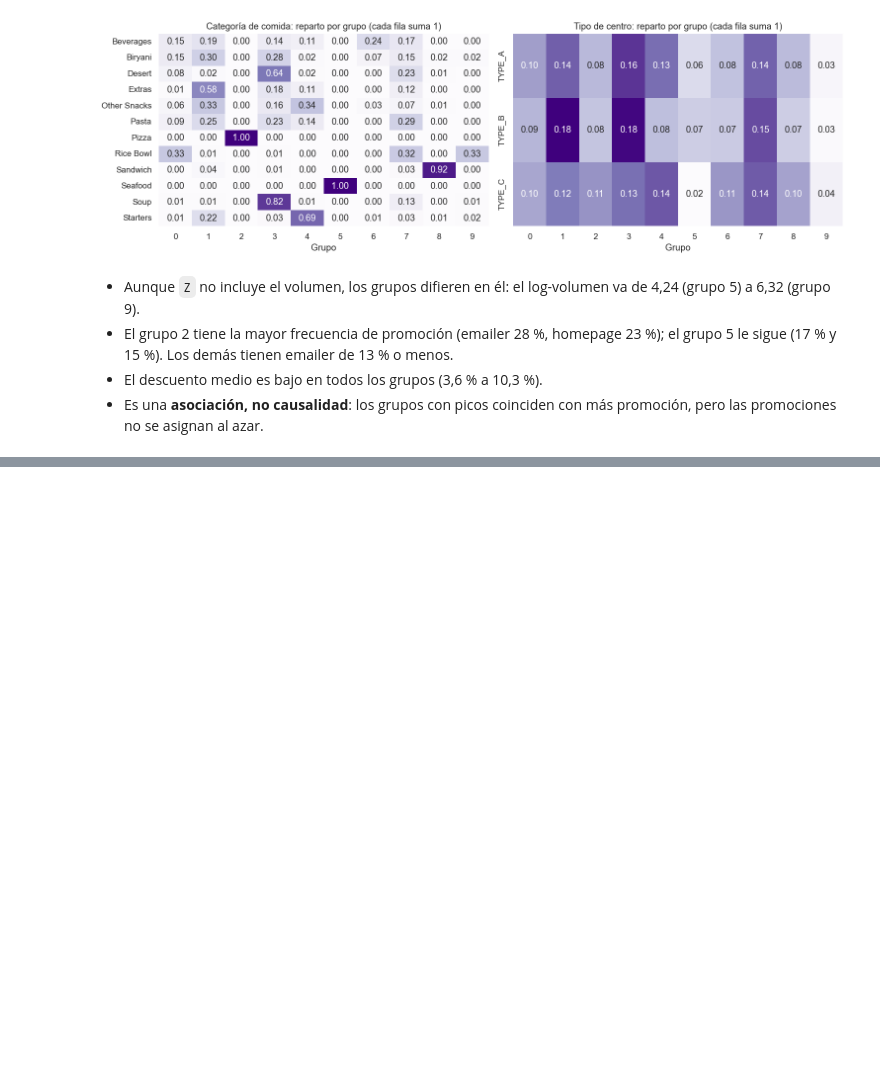
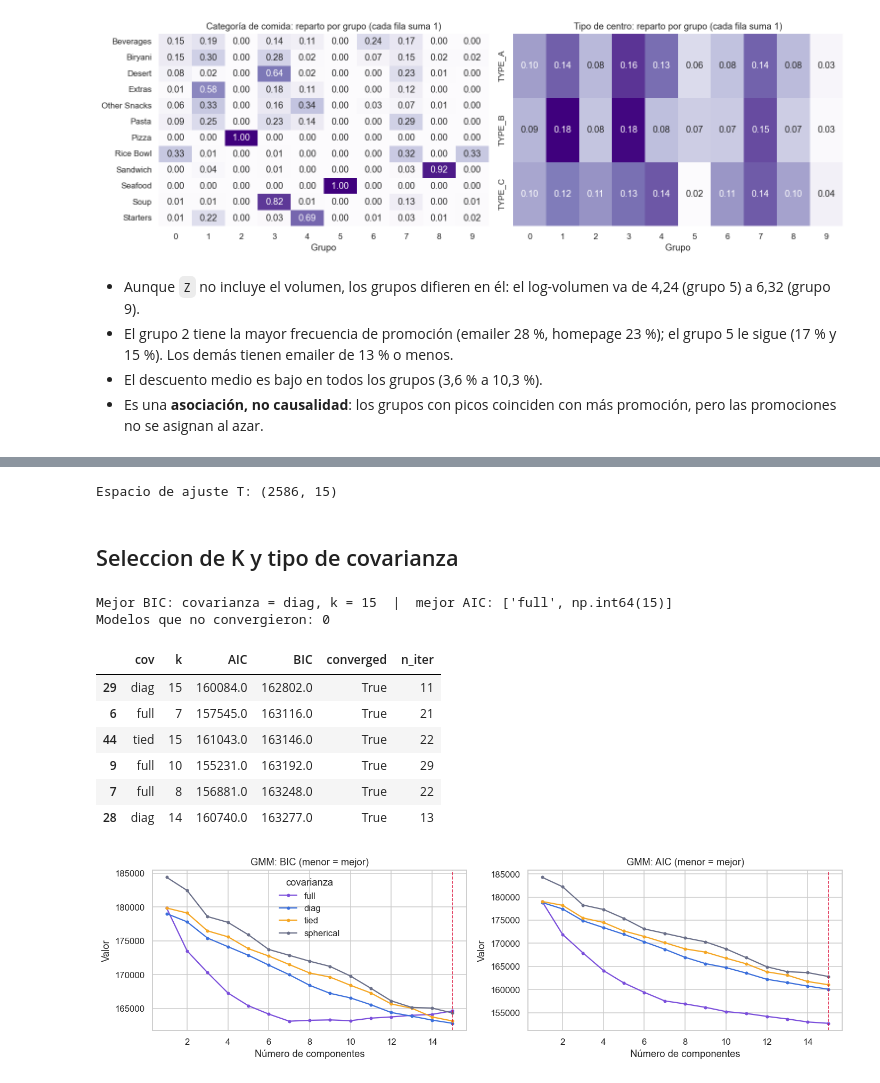
Before and after one commit to lauratorres250922-debug/Food-demand-forecasting-, a Jupyter notebook: Notebook/FoodDemand.ipynb, the cells around one changed output, grey strips where cells are left out. Cells and saved outputs as stored; diff of their text form; code cells hidden in the pictures; blank space fills up the shorter version.

```diff
--- a/Notebook/FoodDemand.ipynb
+++ b/Notebook/FoodDemand.ipynb
@@ -953,0 +967,52 @@ savefig("05_kmeans_composicion")
+# %%
+import warnings
+from sklearn.mixture import GaussianMixture
+from sklearn.exceptions import ConvergenceWarning
+
+pca = PCA(n_components=N_PC, svd_solver="full", random_state=SEED).fit(Zv)
+T = pca.transform(Zv)
+K_GMM     = range(1, 16)
+COV_TYPES = ("full", "diag", "tied", "spherical")
+GMM_NINIT = 5
+print("Espacio de ajuste T:", T.shape)
+# %% [output]
+Espacio de ajuste T: (2586, 15)
+# %% [markdown]
+## Seleccion de K y tipo de covarianza
+# %%
+rows_ic = []
+for cov in COV_TYPES:
+    for k in K_GMM:
+        g = GaussianMixture(k, covariance_type=cov, n_init=GMM_NINIT, random_state=SEED).fit(T)
+        rows_ic.append({"cov": cov, "k": k, "AIC": g.aic(T), "BIC": g.bic(T), "converged": g.converged_, "n_iter": g.n_iter_})
+ic_gmm = pd.DataFrame(rows_ic)
+save_table(ic_gmm.round(1), "06_gmm_aic_bic", index=False)
+
+best_gmm = ic_gmm.sort_values("BIC").iloc[0]
+COV_GMM, K_GMM_SEL = best_gmm["cov"], int(best_gmm["k"])
+print(f"Mejor BIC: covarianza = {COV_GMM}, k = {K_GMM_SEL}  |  mejor AIC: {ic_gmm.sort_values('AIC').iloc[0][['cov','k']].tolist()}")
+print("Modelos que no convergieron:", int((~ic_gmm['converged']).sum()))
+display(ic_gmm.sort_values("BIC").head(6).round(0))
+
+fig, ax = plt.subplots(1, 2, figsize=(13, 3.8))
+for cov, c in zip(COV_TYPES, ["#7b4fdb", "#3b6fdb", "#f5a623", "#6b7089"]):
+    d_ = ic_gmm[ic_gmm["cov"] == cov]
+    ax[0].plot(d_["k"], d_["BIC"], "o-", ms=3, color=c, label=cov)
+    ax[1].plot(d_["k"], d_["AIC"], "o-", ms=3, color=c, label=cov)
+for a, t in zip(ax, ["BIC (menor = mejor)", "AIC (menor = mejor)"]):
+    a.axvline(K_GMM_SEL, color="crimson", ls="--", lw=1)
+    a.set(title=f"GMM: {t}", xlabel="Número de componentes", ylabel="Valor")
+ax[0].legend(frameon=False, title="covarianza")
+plt.tight_layout()
+savefig("06_gmm_bic_aic")
+# %% [output]
+Mejor BIC: covarianza = diag, k = 15  |  mejor AIC: ['full', np.int64(15)]
+Modelos que no convergieron: 0
+|  | cov | k | AIC | BIC | converged | n_iter |
+| 29 | diag | 15 | 160084.0 | 162802.0 | True | 11 |
+| 6 | full | 7 | 157545.0 | 163116.0 | True | 21 |
+| 44 | tied | 15 | 161043.0 | 163146.0 | True | 22 |
+| 9 | full | 10 | 155231.0 | 163192.0 | True | 29 |
+| 7 | full | 8 | 156881.0 | 163248.0 | True | 22 |
+| 28 | diag | 14 | 160740.0 | 163277.0 | True | 13 |
+[figure, added]
```
Also changed, not shown: parts of 17 cells of this notebook, 11 other files.
